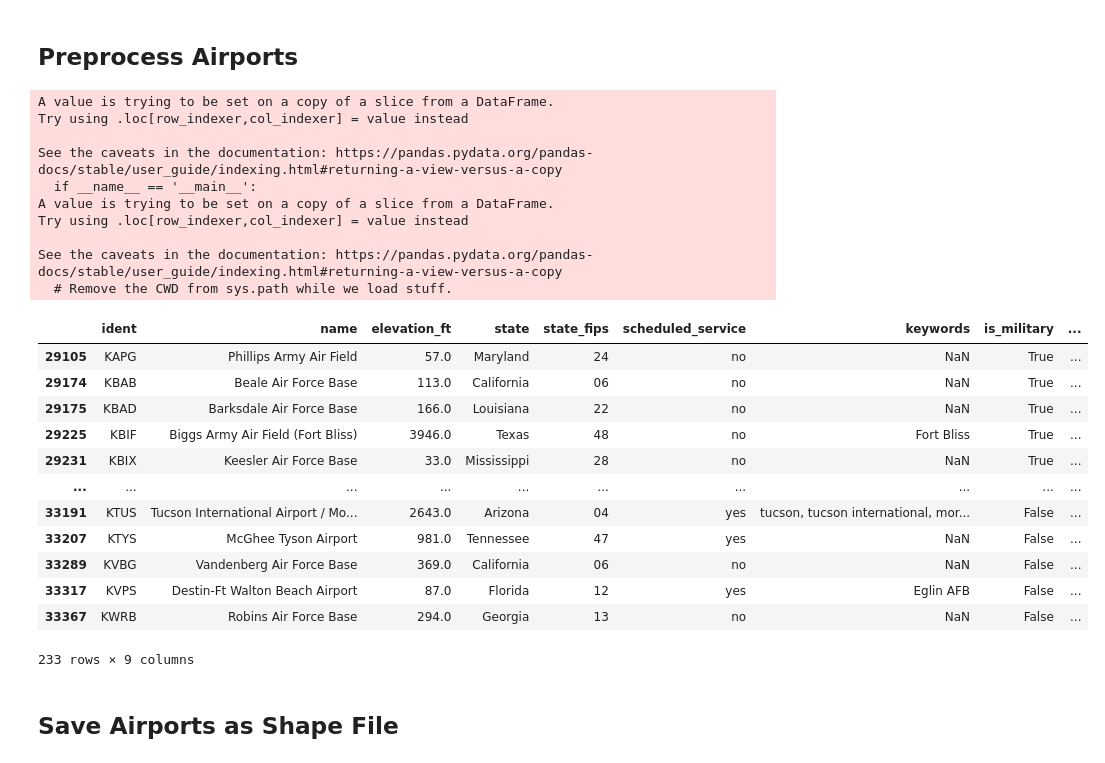
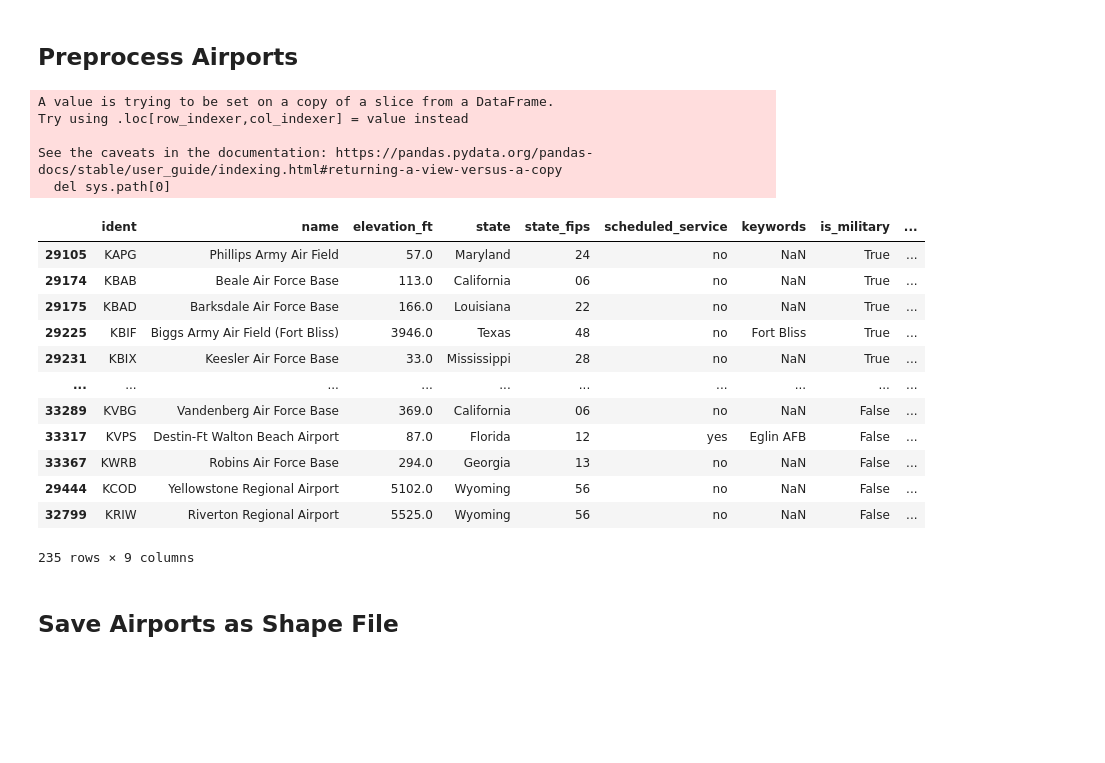
Before and after one commit to rishyraj/covid_vacccine_distribution, a Jupyter notebook: Data_Preprocessing.ipynb, the cells around one changed output. Saved outputs shown, nothing was run; the diff lists cells and outputs as text; code cells hidden in the pictures; blank space fills up the shorter version.

Commit message:
Fixed missing Wyoming Airports leading to missing wyoming cvs

```diff
--- a/Data_Preprocessing.ipynb
+++ b/Data_Preprocessing.ipynb
@@ -109,48 +109,46 @@ airports = airports[(airports["type"]=="large_airport") | (airports["type"]=="me
 military_airports = airports[(airports["name"].str.contains("Army")) | (airports["name"].str.contains("Navy")) | (airports["name"].str.contains("Air Force"))]
 large_airports = airports[~(airports["name"].str.contains("Army")) & ~(airports["name"].str.contains("Navy")) & ~(airports["name"].str.contains("Air Force"))]
 large_airports = airports[airports["type"]=="large_airport"]
+
+airports_wyoming = airports[(airports["iso_region"]=="US-WY") & ((airports["name"]=="Yellowstone Regional Airport") | (airports["name"]=="Riverton Regional Airport"))]
+large_airports = pd.concat([large_airports,airports_wyoming])
 
 large_airports["geometry"] = [Point(x,y) for x,y in zip(large_airports["longitude_deg"],large_airports["latitude_deg"])]
 military_airports["geometry"] = [Point(x,y) for x,y in zip(military_airports["longitude_deg"],military_airports["latitude_deg"])]
 
 large_airports = gpd.GeoDataFrame(large_airports,crs="EPSG:4326")
 military_airports = gpd.GeoDataFrame(military_airports,crs="EPSG:4326")
 
 military_airports["is_military"] = [True] * len(military_airports["name"])
 large_airports["is_military"] = [False] * len(large_airports["name"])
 
 airports = pd.concat([military_airports,large_airports])
 
 airports["state"] = [state_abbrev_to_name[iso_region[3:]] for iso_region in airports["iso_region"]]
 airports["state_fips"] = [state_codes[iso_region[3:]] for iso_region in airports["iso_region"]]
 
 airports = airports[["ident","name","elevation_ft","state","state_fips","scheduled_service","keywords","is_military","geometry"]]
 
 airports
 # %% [output]
 A value is trying to be set on a copy of a slice from a DataFrame.
 Try using .loc[row_indexer,col_indexer] = value instead
 
 See the caveats in the documentation: https://pandas.pydata.org/pandas-docs/stable/user_guide/indexing.html#returning-a-view-versus-a-copy
-  if __name__ == '__main__':
-A value is trying to be set on a copy of a slice from a DataFrame.
-Try using .loc[row_indexer,col_indexer] = value instead
-
-See the caveats in the documentation: https://pandas.pydata.org/pandas-docs/stable/user_guide/indexing.html#returning-a-view-versus-a-copy
-  # Remove the CWD from sys.path while we load stuff.
+  del sys.path[0]
 |  | ident | name | elevation_ft | state | state_fips | scheduled_service | keywords | is_military | ... |
 | 29105 | KAPG | Phillips Army Air Field | 57.0 | Maryland | 24 | no | NaN | True | ... |
 | 29174 | KBAB | Beale Air Force Base | 113.0 | California | 06 | no | NaN | True | ... |
 | 29175 | KBAD | Barksdale Air Force Base | 166.0 | Louisiana | 22 | no | NaN | True | ... |
 | 29225 | KBIF | Biggs Army Air Field (Fort Bliss) | 3946.0 | Texas | 48 | no | Fort Bliss | True | ... |
 | 29231 | KBIX | Keesler Air Force Base | 33.0 | Mississippi | 28 | no | NaN | True | ... |
 | ... | ... | ... | ... | ... | ... | ... | ... | ... | ... |
-| 33191 | KTUS | Tucson International Airport / Mo... | 2643.0 | Arizona | 04 | yes | tucson, tucson international, mor... | False | ... |
-| 33207 | KTYS | McGhee Tyson Airport | 981.0 | Tennessee | 47 | yes | NaN | False | ... |
 | 33289 | KVBG | Vandenberg Air Force Base | 369.0 | California | 06 | no | NaN | False | ... |
 | 33317 | KVPS | Destin-Ft Walton Beach Airport | 87.0 | Florida | 12 | yes | Eglin AFB | False | ... |
 | 33367 | KWRB | Robins Air Force Base | 294.0 | Georgia | 13 | no | NaN | False | ... |
+| 29444 | KCOD | Yellowstone Regional Airport | 5102.0 | Wyoming | 56 | no | NaN | False | ... |
+| 32799 | KRIW | Riverton Regional Airport | 5525.0 | Wyoming | 56 | no | NaN | False | ... |
-233 rows × 9 columns
+235 rows × 9 columns
 # %% [markdown]
 ## Save Airports as Shape File
 # %%
```
Also changed, not shown: parts of 2 cells of this notebook, 5 other files.
